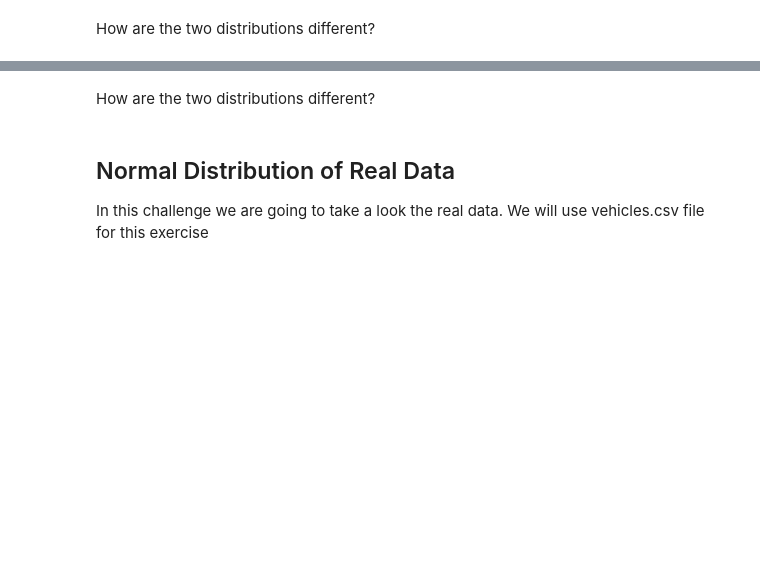
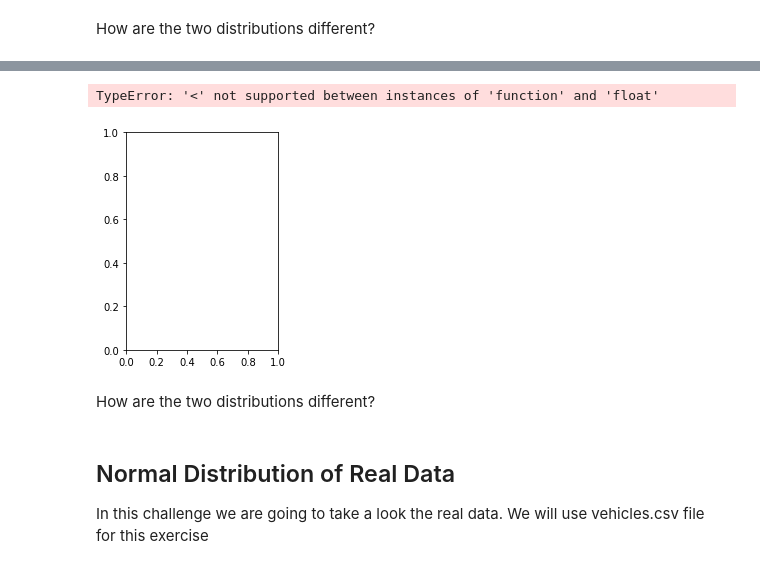
Before and after one commit to ironhack-datalabs/datamad1019, a Jupyter notebook: module-2/lab-continuous-probability-distribution/your-code/main.ipynb, the cells around one changed output, grey strips where cells are left out. Saved outputs shown, nothing was run; the diff lists cells and outputs as text; code cells hidden in the pictures; blank space fills up the shorter version.

```diff
--- a/module-2/lab-continuous-probability-distribution/your-code/main.ipynb
+++ b/module-2/lab-continuous-probability-distribution/your-code/main.ipynb
@@ -69,3 +90,24 @@ Expected output:
+# %%
+# your code here
+
+# dunno why I'm not able to plot....
+
+from scipy.stats import norm
+
+def normal(mean, desvTip, size):
+    distribution = np.random.normal(mean,desvTip, size)
+    return normal
+
+x = normal(10,1,1000)
+y = normal(10,50,1000)
+
+plt.subplot(1,2,1)
+plt.hist(x)
+plt.subplot(1,2,2)
+plt.hist(y)
+# %% [output]
+TypeError: '<' not supported between instances of 'function' and 'float'
+[figure, added]
 # %% [markdown]
 How are the two distributions different?
 # %%
```
Also changed, not shown: parts of 16 cells of this notebook.
